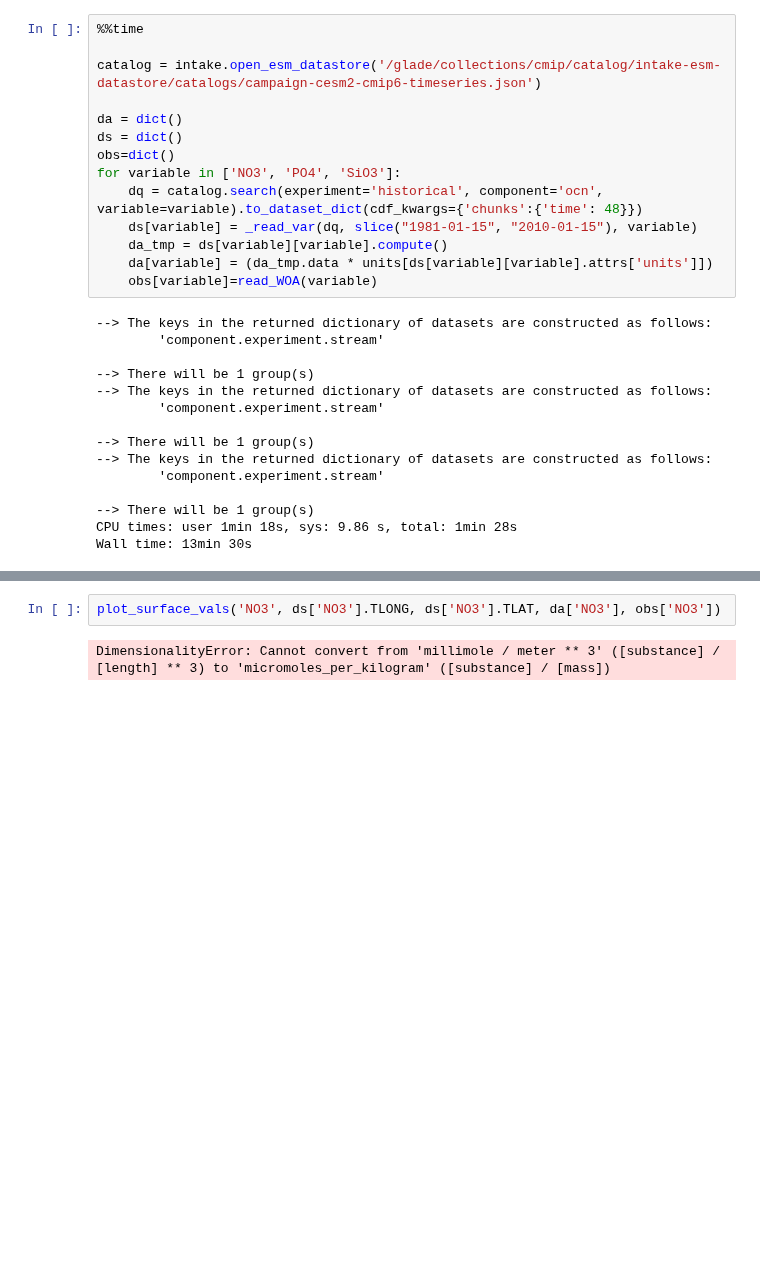
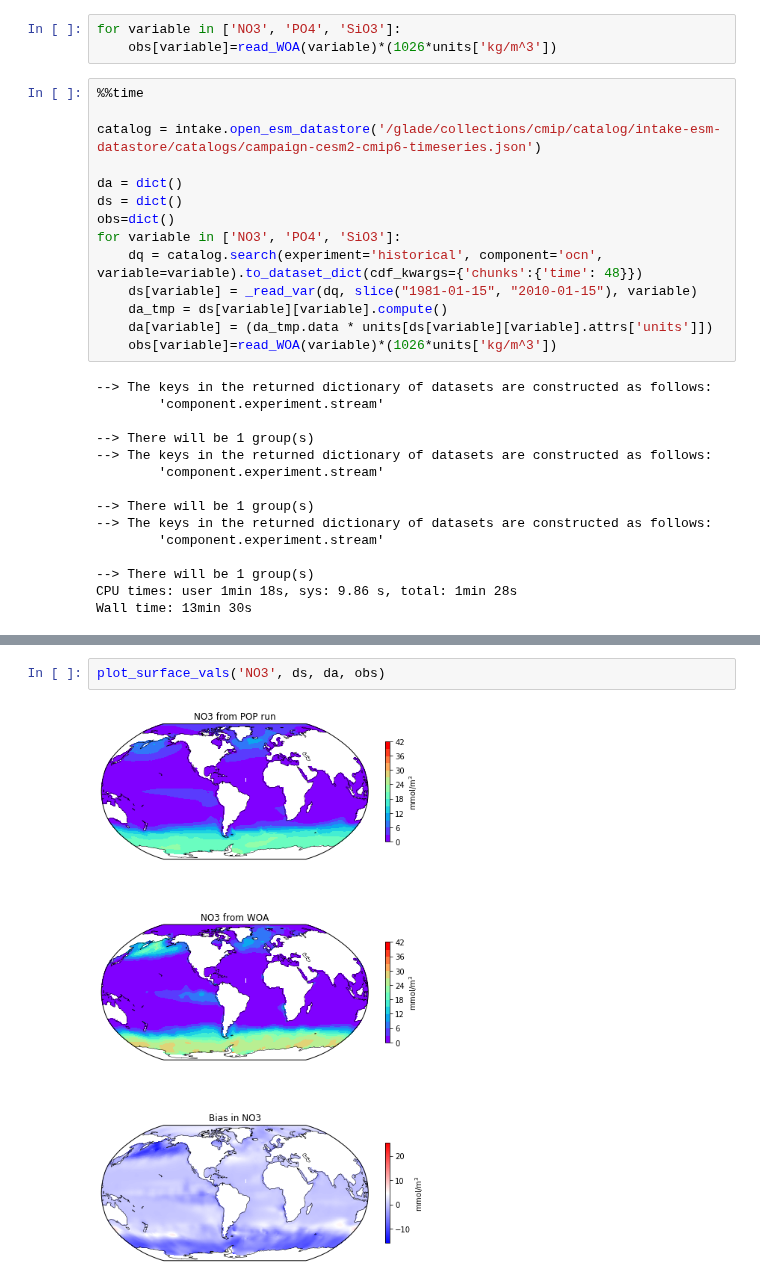
Before and after one commit to marbl-ecosys/cesm2-marbl, a Jupyter notebook: notebooks/nutrient plots.ipynb, the cells around one changed output, grey strips where cells are left out. Cells and saved outputs as stored; diff of their text form; blank space fills up the shorter version.

Commit message:
Plot improvements
1. 1026 kg / m^3 conversion factor
2. same color scale for POP and WOA
3. better plot size

```diff
--- a/notebooks/nutrient plots.ipynb
+++ b/notebooks/nutrient plots.ipynb
@@ -70,6 +72,9 @@ def read_WOA(variable):
     filename=f'woa18_all_{varmap[variable]}00_gx1v7.nc'
     da=xr.open_dataset(os.path.join(woa_root, filename), decode_times=False).isel(time=0, z_t=0)[variable]
     return(da.data * units[da.attrs['units']])
+# %%
+for variable in ['NO3', 'PO4', 'SiO3']:
+    obs[variable]=read_WOA(variable)*(1026*units['kg/m^3'])
 # %%
 %%time
 
@@ -83,7 +88,7 @@ for variable in ['NO3', 'PO4', 'SiO3']:
     ds[variable] = _read_var(dq, slice("1981-01-15", "2010-01-15"), variable)
     da_tmp = ds[variable][variable].compute()
     da[variable] = (da_tmp.data * units[ds[variable][variable].attrs['units']])
-    obs[variable]=read_WOA(variable)
+    obs[variable]=read_WOA(variable)*(1026*units['kg/m^3'])
 # %% [output]
 --> The keys in the returned dictionary of datasets are constructed as follows:
         'component.experiment.stream'
@@ -123,4 +182,4 @@ def plot_surface_vals(variable, TLONG, TLAT, computed, observed):
 # %%
-plot_surface_vals('NO3', ds['NO3'].TLONG, ds['NO3'].TLAT, da['NO3'], obs['NO3'])
+plot_surface_vals('NO3', ds, da, obs)
 # %% [output]
-DimensionalityError: Cannot convert from 'millimole / meter ** 3' ([substance] / [length] ** 3) to 'micromoles_per_kilogram' ([substance] / [mass])
+[figure, added]
```
Also changed, not shown: parts of 5 cells of this notebook.
